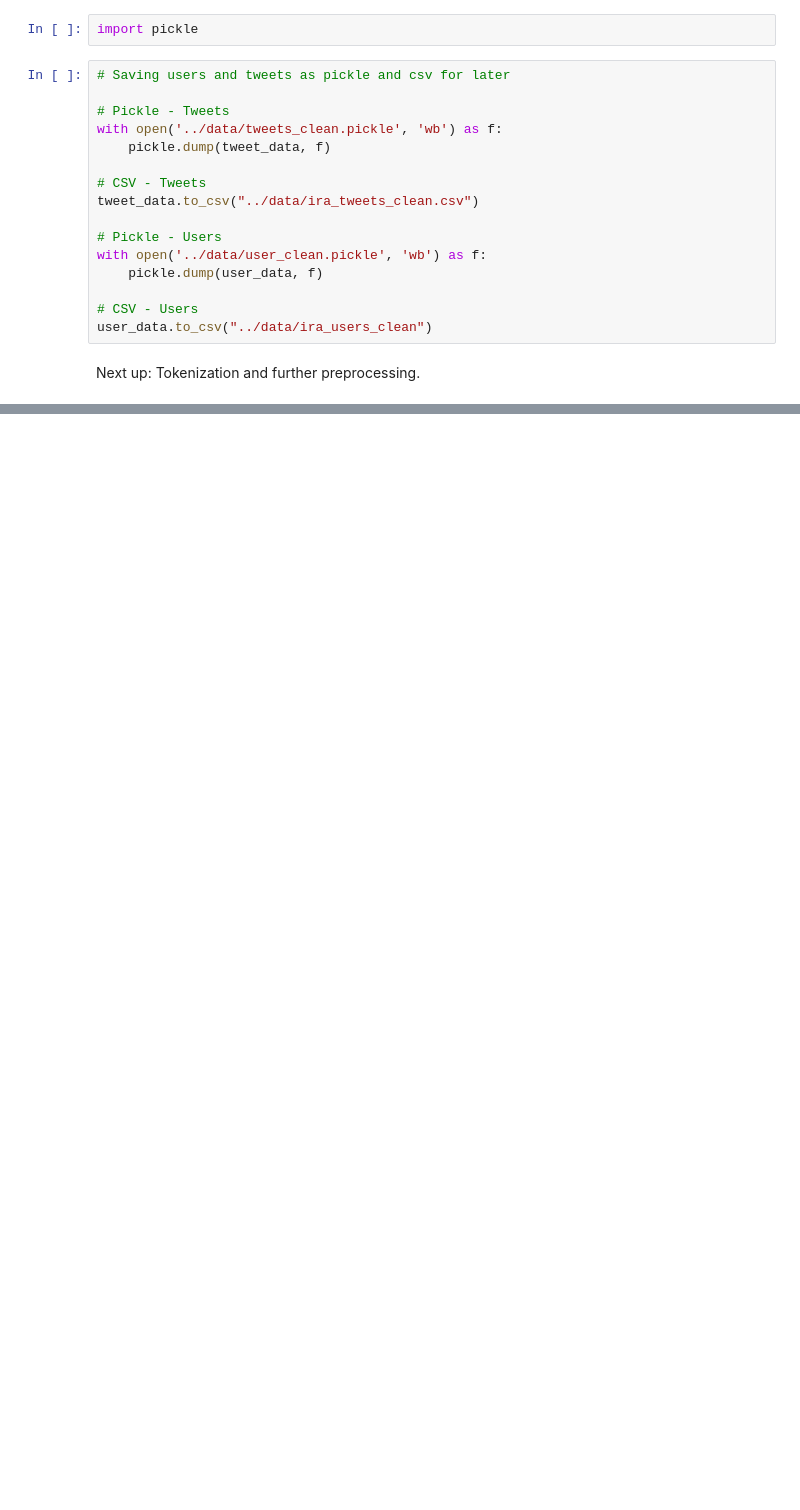
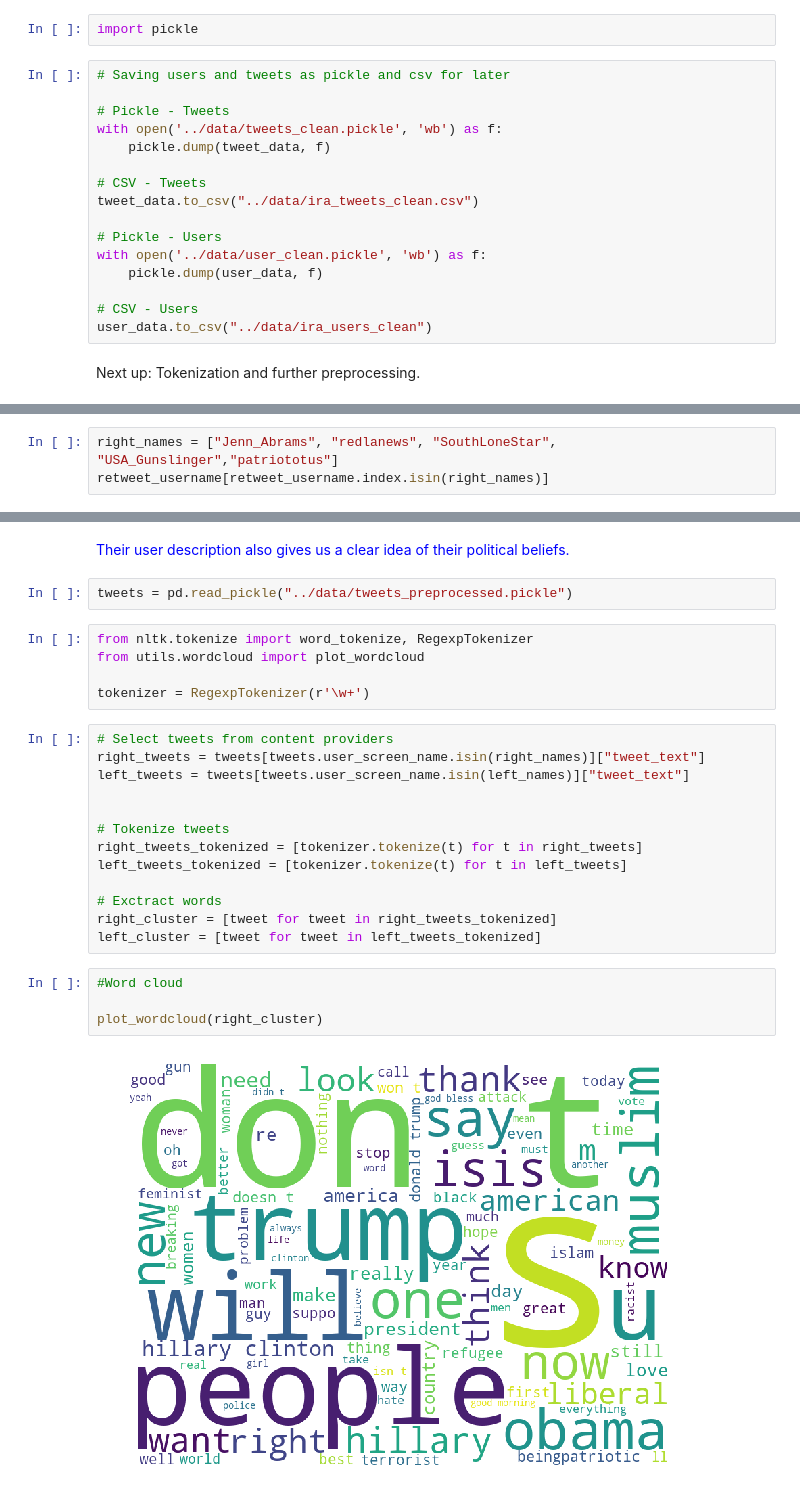
Before and after one commit to jrdmose/BGSE_Text_Mining, a Jupyter notebook: scripts/users_in_depth.ipynb, the cells around one changed output, grey strips where cells are left out. Saved outputs shown, nothing was run; the diff lists cells and outputs as text; blank space fills up the shorter version.

```diff
--- a/scripts/users_in_depth.ipynb
+++ b/scripts/users_in_depth.ipynb
@@ -406,0 +579,3 @@ Next up: Tokenization and further preprocessing.
+# %%
+right_names = ["Jenn_Abrams", "redlanews", "SouthLoneStar", "USA_Gunslinger","patriototus"]
+retweet_username[retweet_username.index.isin(right_names)]
@@ -406,0 +644,28 @@ Next up: Tokenization and further preprocessing.
+# %% [markdown]
+<font color=blue> Their user description also gives us a clear idea of their political beliefs.<font>
+# %%
+tweets = pd.read_pickle("../data/tweets_preprocessed.pickle")
+# %%
+from nltk.tokenize import word_tokenize, RegexpTokenizer
+from utils.wordcloud import plot_wordcloud
+
+tokenizer = RegexpTokenizer(r'\w+')
+# %%
+# Select tweets from content providers
+right_tweets = tweets[tweets.user_screen_name.isin(right_names)]["tweet_text"]
+left_tweets = tweets[tweets.user_screen_name.isin(left_names)]["tweet_text"]
+
+
+# Tokenize tweets
+right_tweets_tokenized = [tokenizer.tokenize(t) for t in right_tweets]
+left_tweets_tokenized = [tokenizer.tokenize(t) for t in left_tweets]
+
+# Exctract words
+right_cluster = [tweet for tweet in right_tweets_tokenized]
+left_cluster = [tweet for tweet in left_tweets_tokenized]
+# %%
+#Word cloud
+
+plot_wordcloud(right_cluster)
+# %% [output]
+[figure, added]
```
Also changed, not shown: parts of 31 cells of this notebook, 1 other file.
